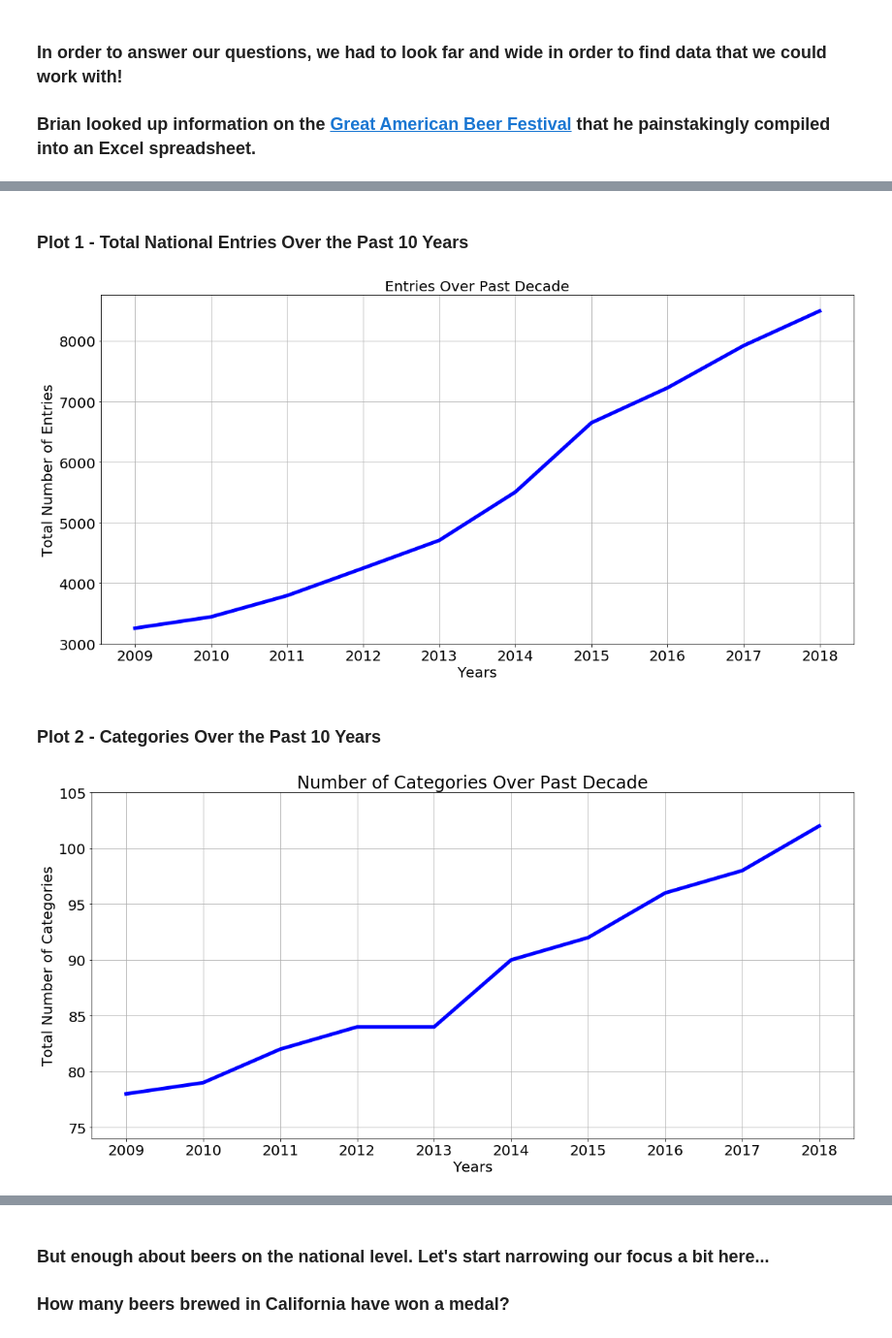
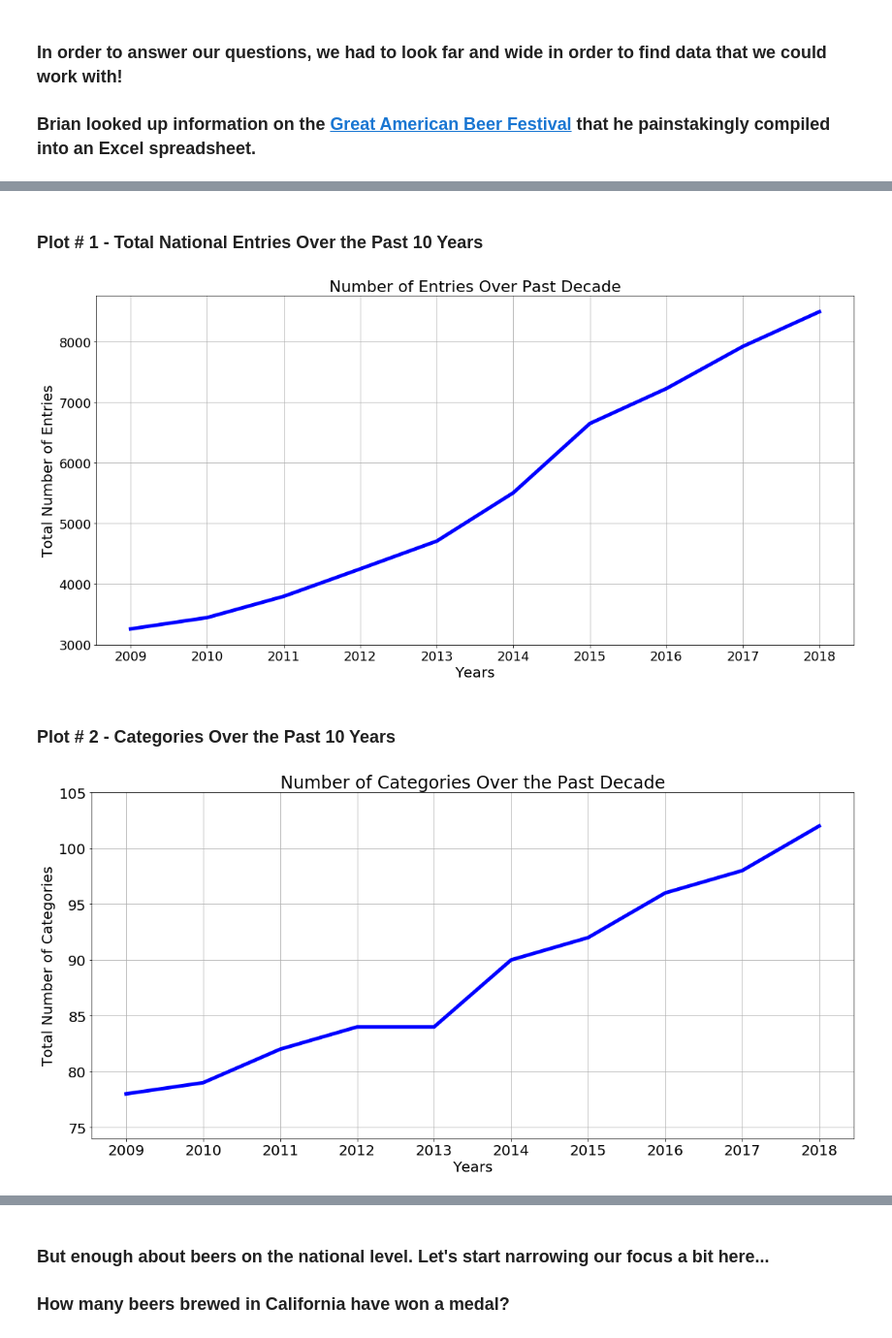
Before and after one commit to jbizzlefoshizzle/Project-1, a Jupyter notebook: Presentation Notebook.ipynb, the cells around one changed output, grey strips where cells are left out. Shown at 97% size. Cells and saved outputs as stored; diff of their text form; code cells hidden in the pictures.

```diff
--- a/Presentation Notebook.ipynb
+++ b/Presentation Notebook.ipynb
@@ -37,48 +37,52 @@ There is information on 2646 beers in this dataframe.
 | 3 | Gold | Barrel Aged Japance Off | Denver Beer Co. - Olde Town Arvada | Arvada | Jefferson | CO | Wood- and Barrel-Aged Beer | 2018 | 77 |
 | 4 | Gold | 3 Barrel Circus | River Dog Brewing Co. | Bluffton | Yell | SC | Wood- and Barrel-Aged Sour Beer | 2018 | 76 |
 # %% [markdown]
-### Plot 1 - Total National Entries Over the Past 10 Years
+### Plot # 1 - Total National Entries Over the Past 10 Years
 # %%
 df = all_winner_data
 
-# Adding "key" column to remove dupes for total entries per year
+
+# Adding "key" column to remove dupes for total entries per category/year (Brian)
+# Since each category has 3 medals - Gold, Silver, Bronze - by not removing dupes, we'd have inflated numbers
+
 df["key"] = df["category"] + df["year"].map(str)
 unq_entry_count = df.drop_duplicates(subset="key", keep="first")
 year_grp = unq_entry_count.groupby("year")
 
 entries_sum = year_grp["total_category_entries"].sum()
 year = year_grp["year"].unique()
 
 x_axis = year
 y_axis = entries_sum
 tick_locs = []
 for x in x_axis:
     tick_locs.append(x)
-
+print("")
 plt.figure(figsize=(16,8))
 plt.plot(x_axis, y_axis, color="blue", linewidth=5)
 
-plt.xticks(tick_locs, size=20)
-plt.yticks(size=20)
-plt.title("Entries Over Past Decade", size=20)
+plt.xticks(tick_locs, size=18)
+plt.yticks(size=18)
+plt.title("Number of Entries Over Past Decade", size=22)
 plt.xlabel("Years", size=20)
 plt.ylabel("Total Number of Entries", size=20)
 plt.grid(True)
 plt.tight_layout()
 plt.show()
 # %% [output]
-[figure, old version]
+[figure, new version]
 # %% [markdown]
-### Plot 2 - Categories Over the Past 10 Years
+### Plot # 2 - Categories Over the Past 10 Years
 # %%
 category_count = year_grp["category"].count()
 y_axis = category_count
 plt.figure(figsize=(16,8))
 plt.plot(x_axis, y_axis, color="blue", linewidth=5)
 
+print("")
 plt.xticks(tick_locs, size=20)
 plt.yticks(size=20)
-plt.title("Number of Categories Over Past Decade", size=24)
+plt.title("Number of Categories Over the Past Decade", size=24)
 plt.xlabel("Years", size=20)
 plt.ylabel("Total Number of Categories", size=20)
 plt.ylim(74, 105)
@@ -86,4 +90,4 @@ plt.grid(True)
 plt.tight_layout()
 plt.show()
 # %% [output]
-[figure, old version]
+[figure, new version]
```
Also changed, not shown: parts of 27 cells of this notebook.
